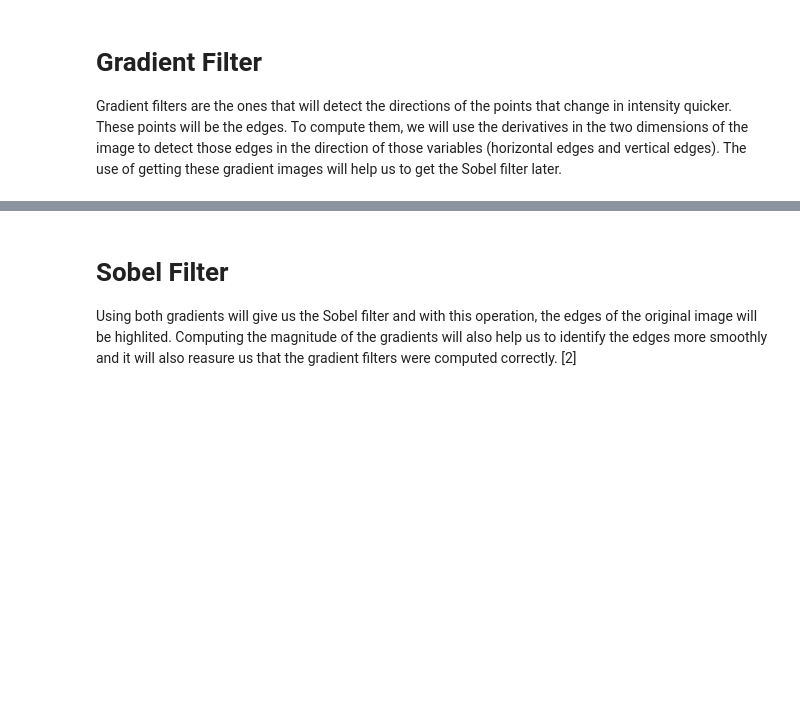
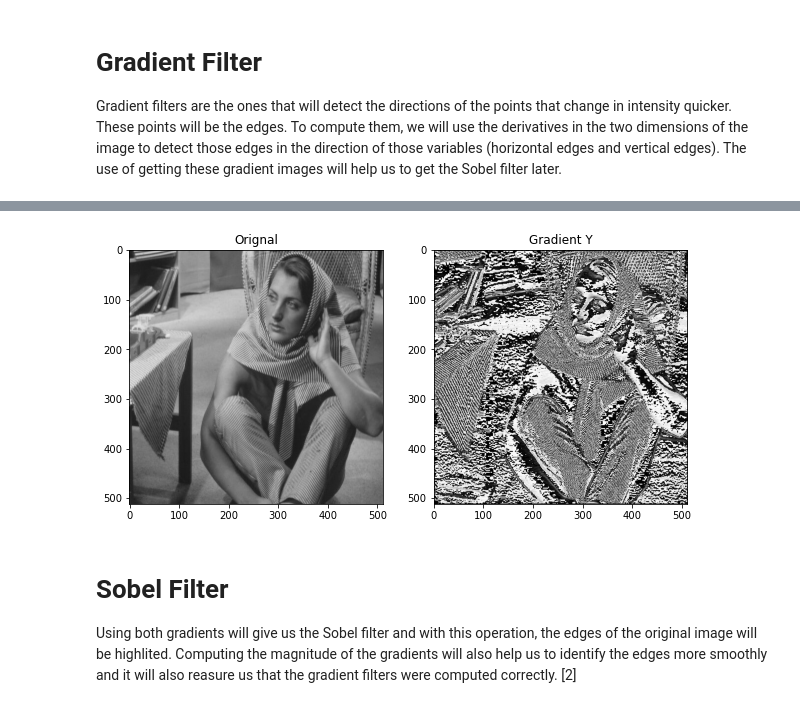
Before and after one commit to lyshuga/Signal_processing, a Jupyter notebook: Filtering/ImageFilter.ipynb, the cells around one changed output, grey strips where cells are left out. Saved outputs shown, nothing was run; the diff lists cells and outputs as text; code cells hidden in the pictures; blank space fills up the shorter version.

```diff
--- a/Filtering/ImageFilter.ipynb
+++ b/Filtering/ImageFilter.ipynb
@@ -134,17 +164,19 @@ img_gradient_x = cv.Sobel(img,cv.CV_64F,1,0) #The sobel library from cv2 will ge
 # %%
 img_gradient_y = cv.Sobel(img,cv.CV_64F,0,1) #The sobel library from cv2 will get us the gradients in the y direction
 
-#And this is to plot the filtered image and the original
-# fig = plt.figure(figsize=(10, 10))
-# fig.add_subplot(1, 2, 1)
-# plt.imshow(img)
-# plt.title("Orignal")
+# And this is to plot the filtered image and the original
+fig = plt.figure(figsize=(10, 10))
+fig.add_subplot(1, 2, 1)
+plt.imshow(img)
+plt.title("Orignal")
 
-# fig.add_subplot(1, 2, 2)
-# plt.imshow(img_gradient_y.astype('uint8'),cmap = 'gray')
-# plt.title("Gradient Y")
+fig.add_subplot(1, 2, 2)
+plt.imshow(img_gradient_y.astype('uint8'),cmap = 'gray')
+plt.title("Gradient Y")
 
-# plt.show()
+plt.show()
+# %% [output]
+[figure, added]
 # %% [markdown]
 # Sobel Filter
 Using both gradients will give us the Sobel filter and with this operation, the edges of the original image will be highlited. Computing the magnitude of the gradients will also help us to identify the edges more smoothly and it will also reasure us that the gradient filters were computed correctly. [2]
```
Also changed, not shown: parts of 11 cells of this notebook.
